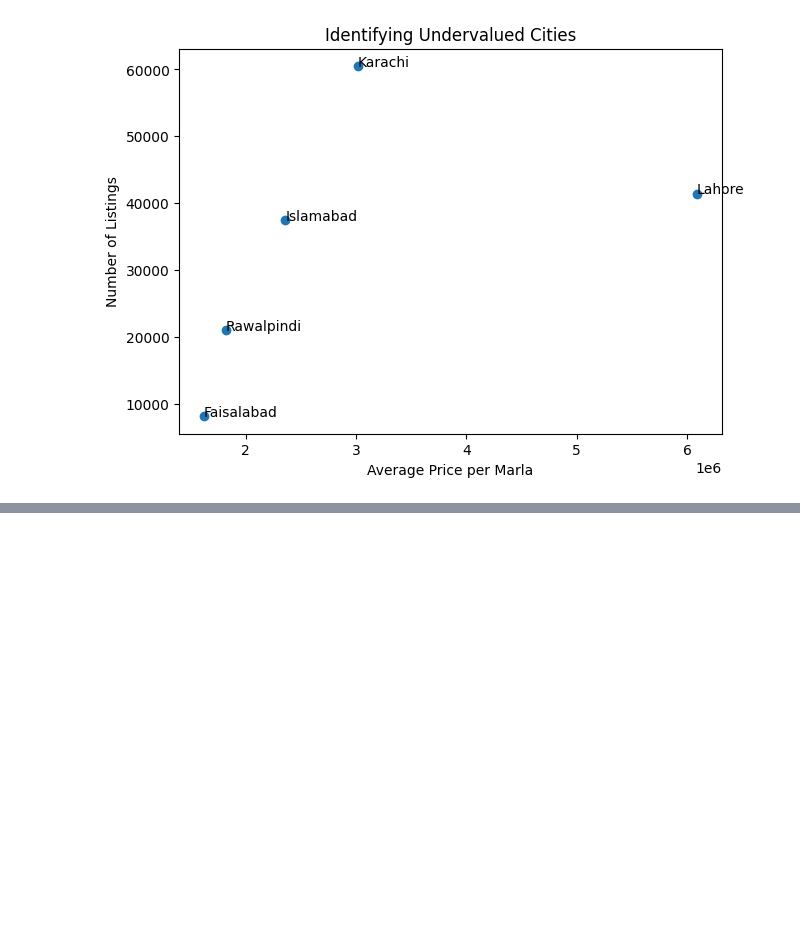
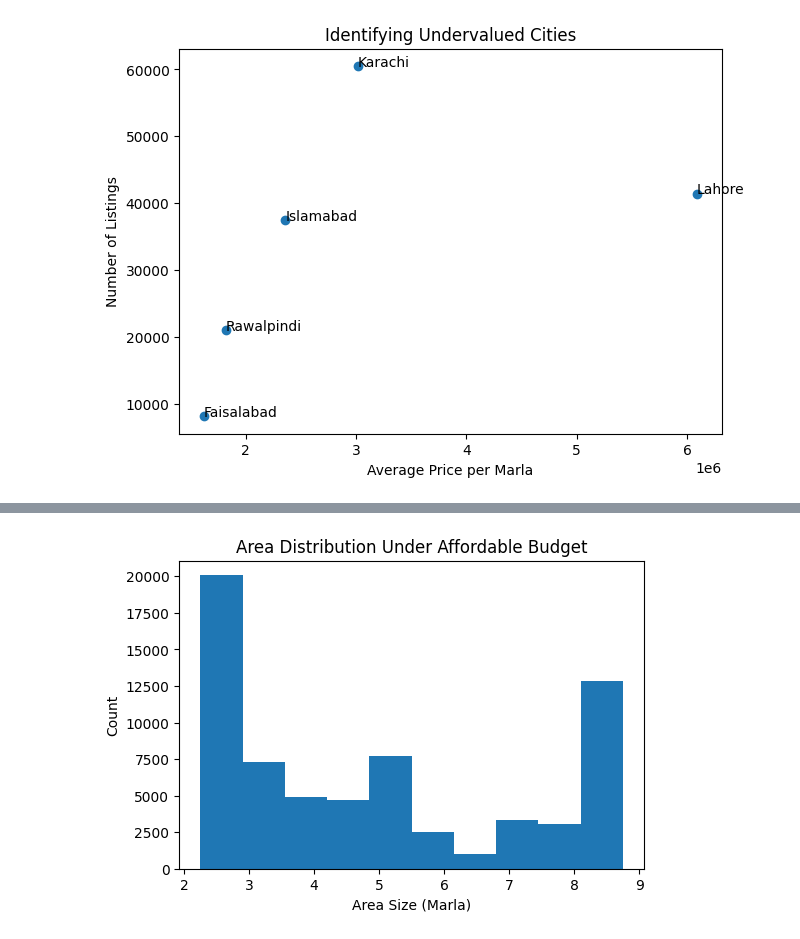
Before and after one commit to Abdul-Rafay-web/Data-Wrangling, a Jupyter notebook: Teknofest/main_competition.ipynb, the cells around one changed output, grey strips where cells are left out. Saved outputs shown, nothing was run; the diff lists cells and outputs as text; code cells hidden in the pictures; blank space fills up the shorter version.

```diff
--- a/Teknofest/main_competition.ipynb
+++ b/Teknofest/main_competition.ipynb
@@ -290,0 +335,9 @@ plt.show()
+# %%
+plt.figure(figsize=(6,4))
+plt.hist(affordable_df['Area Size'], bins=10)
+plt.xlabel('Area Size (Marla)')
+plt.ylabel('Count')
+plt.title('Area Distribution Under Affordable Budget')
+plt.show()
+# %% [output]
+[figure, added]
```
Also changed, not shown: parts of 6 cells of this notebook.
